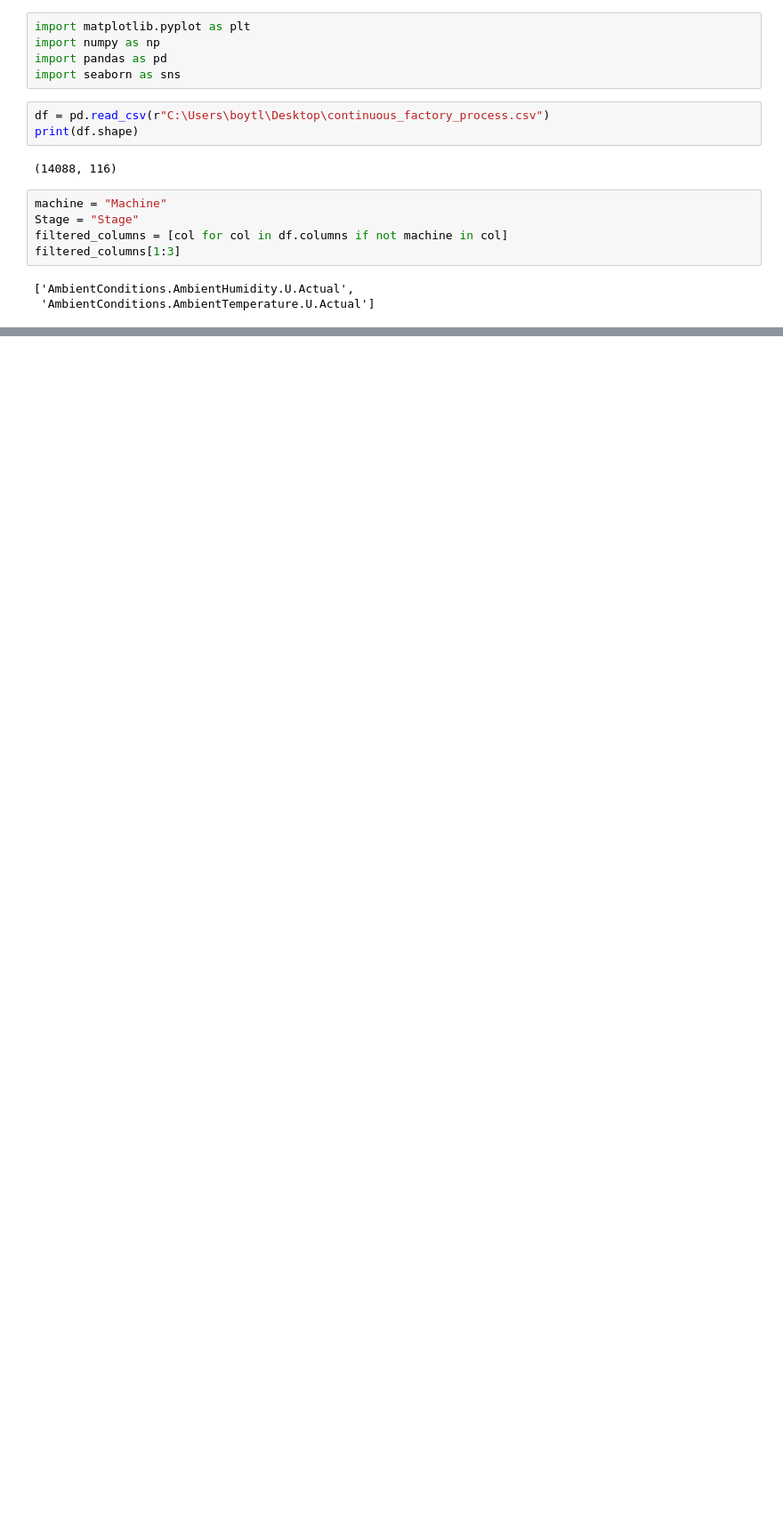
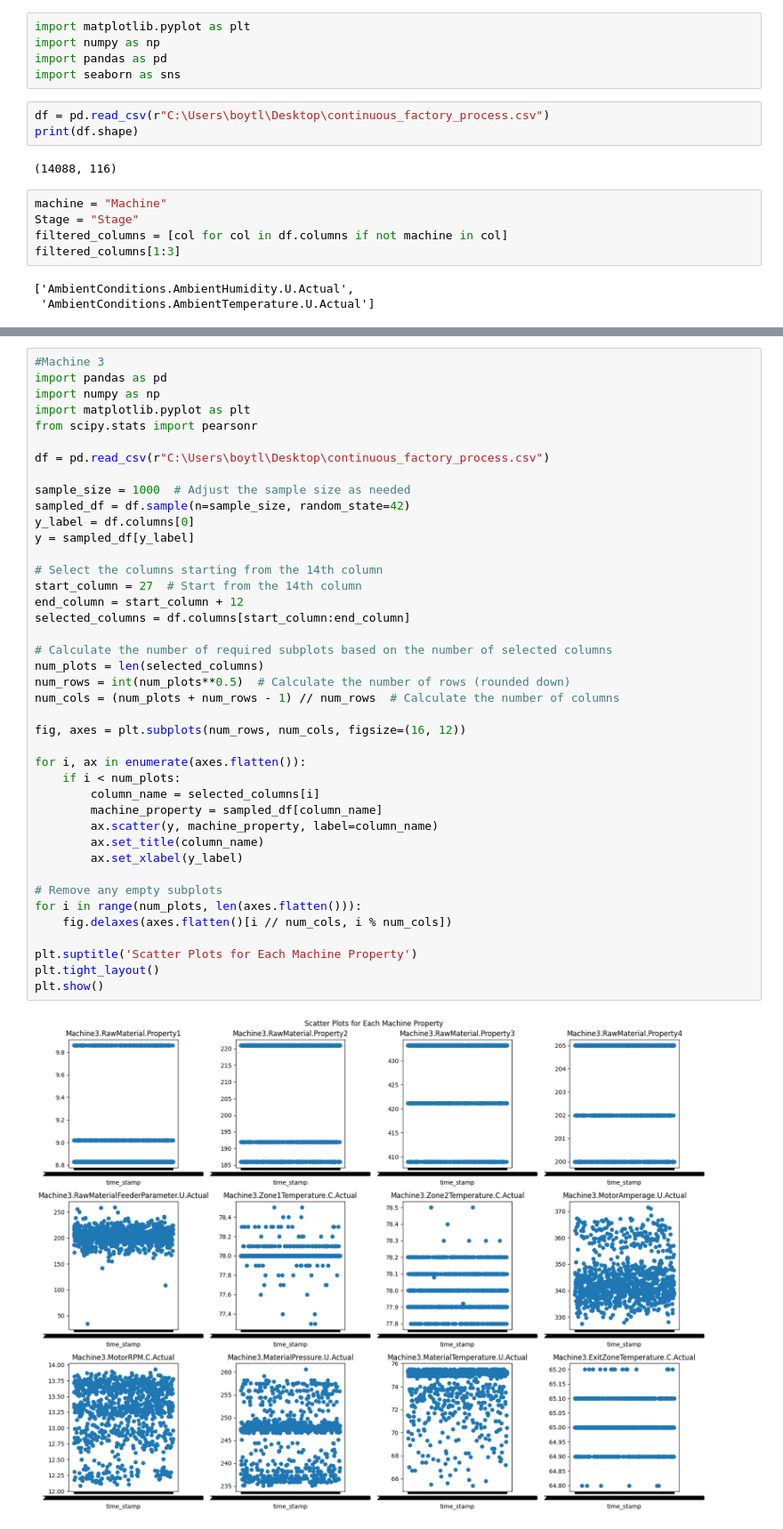
Before and after one commit to HuyChu92/dtc-dr, a Jupyter notebook: data-analyse/Data-Analyse SH.ipynb, the cells around one changed output, grey strips where cells are left out. Shown at 89% size. Cells and saved outputs as stored; diff of their text form; blank space fills up the shorter version.

```diff
--- a/data-analyse/Data-Analyse SH.ipynb
+++ b/data-analyse/Data-Analyse SH.ipynb
@@ -92,0 +89,43 @@ plt.show()
+# %%
+#Machine 3
+import pandas as pd
+import numpy as np
+import matplotlib.pyplot as plt
+from scipy.stats import pearsonr
+
+df = pd.read_csv(r"C:\Users\boytl\Desktop\continuous_factory_process.csv")
+
+sample_size = 1000  # Adjust the sample size as needed
+sampled_df = df.sample(n=sample_size, random_state=42)
+y_label = df.columns[0]
+y = sampled_df[y_label]
+
+# Select the columns starting from the 14th column
+start_column = 27  # Start from the 14th column
+end_column = start_column + 12
+selected_columns = df.columns[start_column:end_column]
+
+# Calculate the number of required subplots based on the number of selected columns
+num_plots = len(selected_columns)
+num_rows = int(num_plots**0.5)  # Calculate the number of rows (rounded down)
+num_cols = (num_plots + num_rows - 1) // num_rows  # Calculate the number of columns
+
+fig, axes = plt.subplots(num_rows, num_cols, figsize=(16, 12))
+
+for i, ax in enumerate(axes.flatten()):
+    if i < num_plots:
+        column_name = selected_columns[i]
+        machine_property = sampled_df[column_name]
+        ax.scatter(y, machine_property, label=column_name)
+        ax.set_title(column_name)
+        ax.set_xlabel(y_label)
+
+# Remove any empty subplots
+for i in range(num_plots, len(axes.flatten())):
+    fig.delaxes(axes.flatten()[i // num_cols, i % num_cols])
+
+plt.suptitle('Scatter Plots for Each Machine Property')
+plt.tight_layout()
+plt.show()
+# %% [output]
+[figure, added]
```
Also changed, not shown: parts of 9 cells of this notebook, 1 other file.
